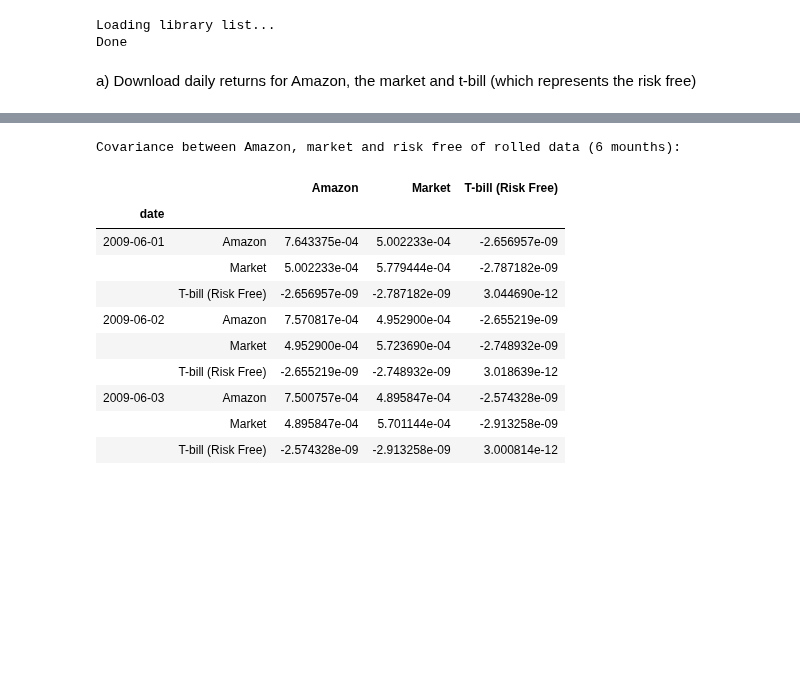
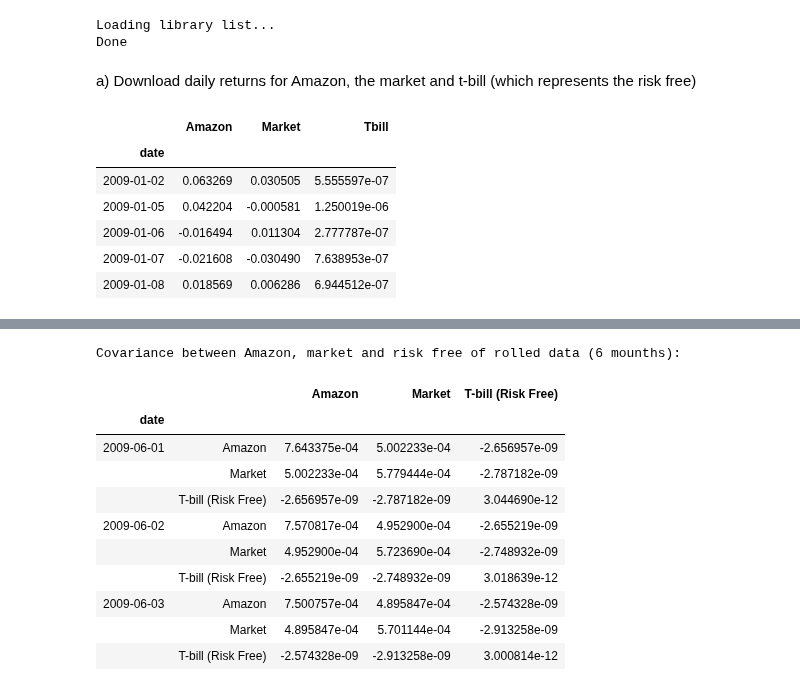
Before and after one commit to baohien97/EPFL-Investments, a Jupyter notebook: AS4/As4es2.ipynb, the cells around one changed output, grey strips where cells are left out. Drawn from its saved outputs; the diff is of its cells as text; code cells hidden in the pictures; blank space fills up the shorter version.

```diff
--- a/AS4/As4es2.ipynb
+++ b/AS4/As4es2.ipynb
@@ -22 +27,29 @@ rm = db.raw_sql("select date, vwretd from crsp.dsi where date >='2009-01-01' and
 rf = db.raw_sql("select caldt, tdyld from crsp.tfz_dly_rf2 where kytreasnox = 2000061 and caldt  >='2009-01-01' and caldt<='2018-12-31'")
+# %%
+# Adjust variables:
+name = ['Amazon','Market','Tbill']
+
+# rename the index column:
+amazon.set_index('date')
+rm.set_index('date')
+rf.set_index('caldt')
+
+# rename the value column:
+amazon = amazon.rename(columns={'ret':name[0]})
+rm = rm.rename(columns={'vwretd':name[1]})
+rf = rf.rename(columns={'tdyld':name[2]})
+rf = rf.rename(columns={'caldt': 'date'})
+
+# merge variables:
+data1 = pd.merge(amazon, rm, on= 'date',validate="one_to_one")
+data = pd.merge(data1, rf, on= 'date',validate="one_to_one").set_index("date")
+data.index = pd.DatetimeIndex(data.index) # convert index in DataIndex
+data.head()
+# %% [output]
+|  | Amazon | Market | Tbill |
+| date |  |  |  |
+| 2009-01-02 | 0.063269 | 0.030505 | 5.555597e-07 |
+| 2009-01-05 | 0.042204 | -0.000581 | 1.250019e-06 |
+| 2009-01-06 | -0.016494 | 0.011304 | 2.777787e-07 |
+| 2009-01-07 | -0.021608 | -0.030490 | 7.638953e-07 |
+| 2009-01-08 | 0.018569 | 0.006286 | 6.944512e-07 |
```
Also changed, not shown: parts of 8 cells of this notebook.
